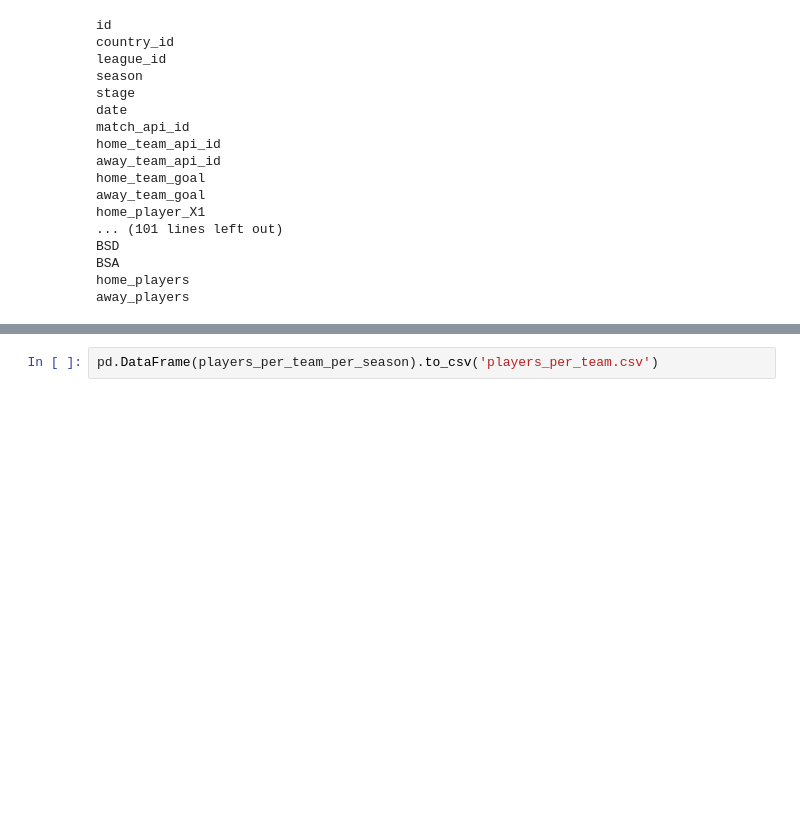
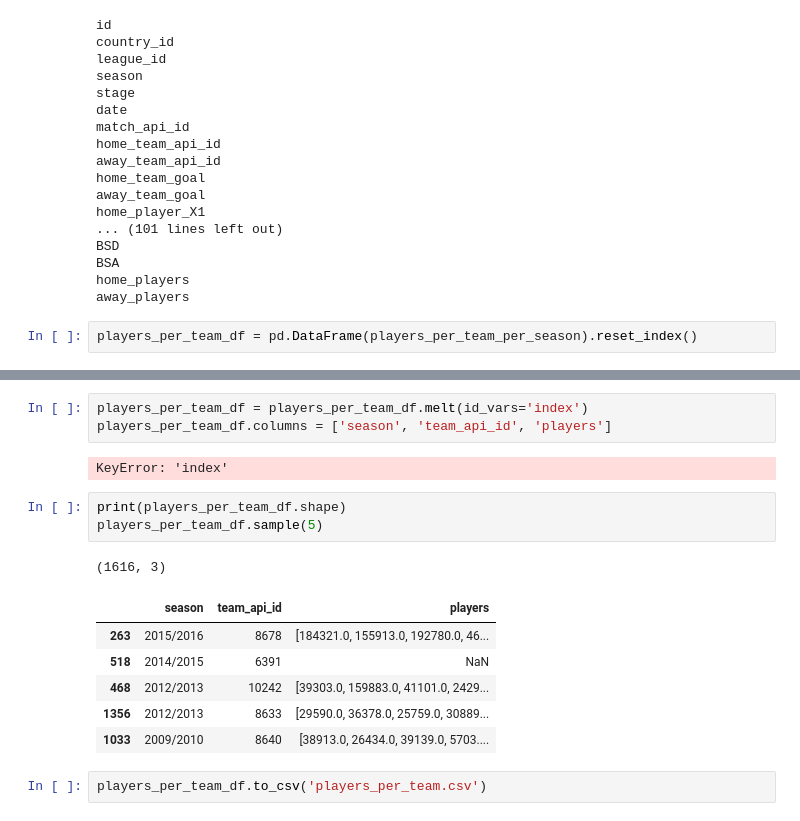
Before and after one commit to aalshabaan/com_480_football, a Jupyter notebook: team_statistics.ipynb, the cells around one changed output, grey strips where cells are left out. Cells and saved outputs as stored; diff of their text form; blank space fills up the shorter version.

Commit message:
Feature: Modified the players format
Changed the format to long format, one entry per row

```diff
--- a/team_statistics.ipynb
+++ b/team_statistics.ipynb
@@ -115,3 +115,5 @@ BSD
 BSA
 home_players
 away_players
+# %%
+players_per_team_df = pd.DataFrame(players_per_team_per_season).reset_index()
@@ -118,2 +131,18 @@ away_players
+# %%
+players_per_team_df = players_per_team_df.melt(id_vars='index')
+players_per_team_df.columns = ['season', 'team_api_id', 'players']
+# %% [output]
+KeyError: 'index'
+# %%
+print(players_per_team_df.shape)
+players_per_team_df.sample(5)
+# %% [output]
+(1616, 3)
+|  | season | team_api_id | players |
+| 263 | 2015/2016 | 8678 | [184321.0, 155913.0, 192780.0, 46... |
+| 518 | 2014/2015 | 6391 | NaN |
+| 468 | 2012/2013 | 10242 | [39303.0, 159883.0, 41101.0, 2429... |
+| 1356 | 2012/2013 | 8633 | [29590.0, 36378.0, 25759.0, 30889... |
+| 1033 | 2009/2010 | 8640 | [38913.0, 26434.0, 39139.0, 5703.... |
 # %%
-pd.DataFrame(players_per_team_per_season).to_csv('players_per_team.csv')
+players_per_team_df.to_csv('players_per_team.csv')
```
Also changed, not shown: parts of 1 cell of this notebook, 1 other file.
